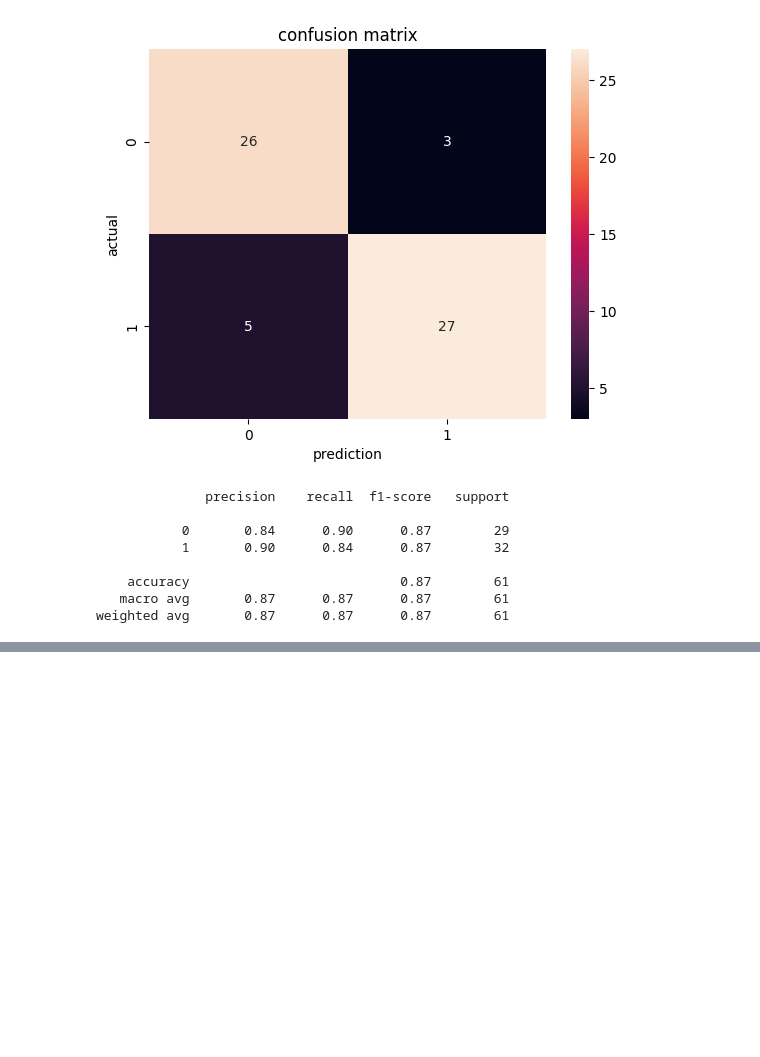
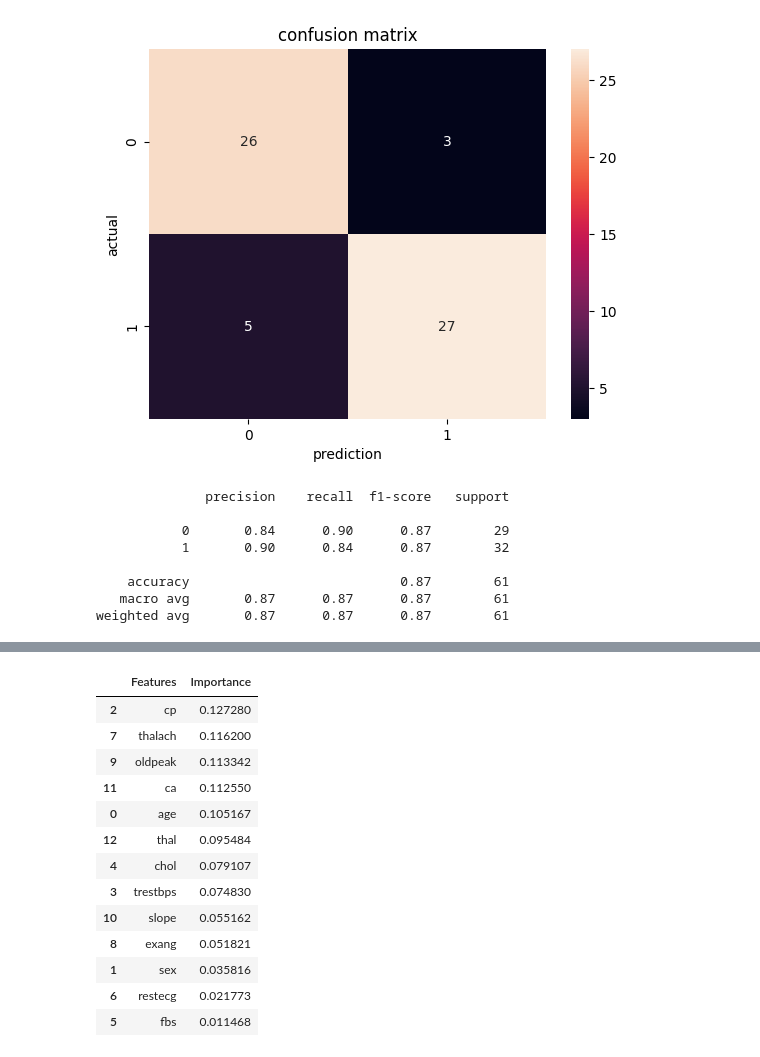
Before and after one commit to TheOnlySG/medical-classification-ml, a Jupyter notebook: notebooks/eda_heart.ipynb, the cells around one changed output, grey strips where cells are left out. Drawn from its saved outputs; the diff is of its cells as text; code cells hidden in the pictures; blank space fills up the shorter version.

```diff
--- a/notebooks/eda_heart.ipynb
+++ b/notebooks/eda_heart.ipynb
@@ -201,0 +274,23 @@ weighted avg       0.87      0.87      0.87        61
+# %%
+importance = pd.DataFrame({
+    "Features"  : x.columns,
+    "Importance" : randomForestModel.feature_importances_
+})
+importance = importance.sort_values(by =  "Importance" , ascending=False)
+
+importance
+# %% [output]
+|  | Features | Importance |
+| 2 | cp | 0.127280 |
+| 7 | thalach | 0.116200 |
+| 9 | oldpeak | 0.113342 |
+| 11 | ca | 0.112550 |
+| 0 | age | 0.105167 |
+| 12 | thal | 0.095484 |
+| 4 | chol | 0.079107 |
+| 3 | trestbps | 0.074830 |
+| 10 | slope | 0.055162 |
+| 8 | exang | 0.051821 |
+| 1 | sex | 0.035816 |
+| 6 | restecg | 0.021773 |
+| 5 | fbs | 0.011468 |
```
Also changed, not shown: parts of 17 cells of this notebook.
